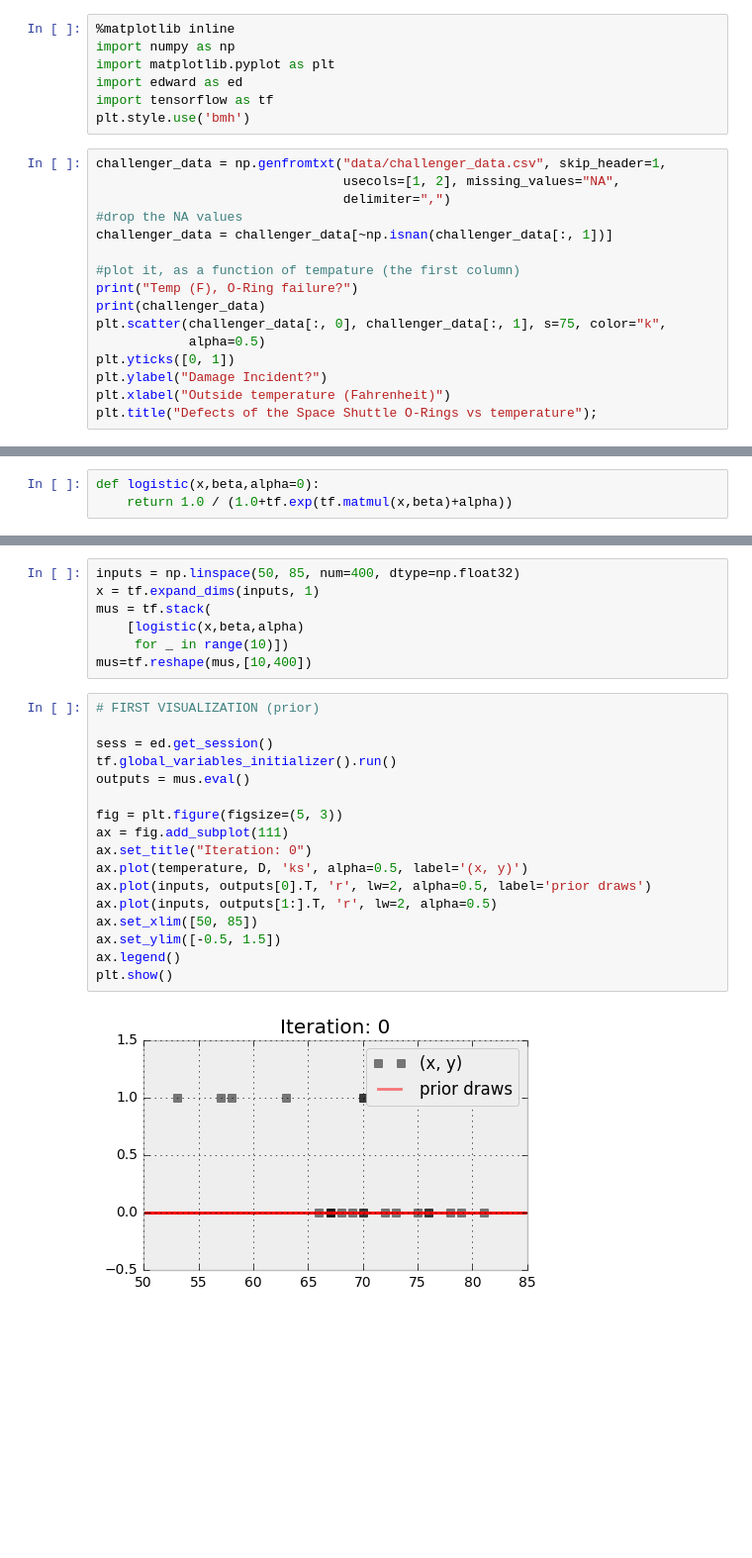
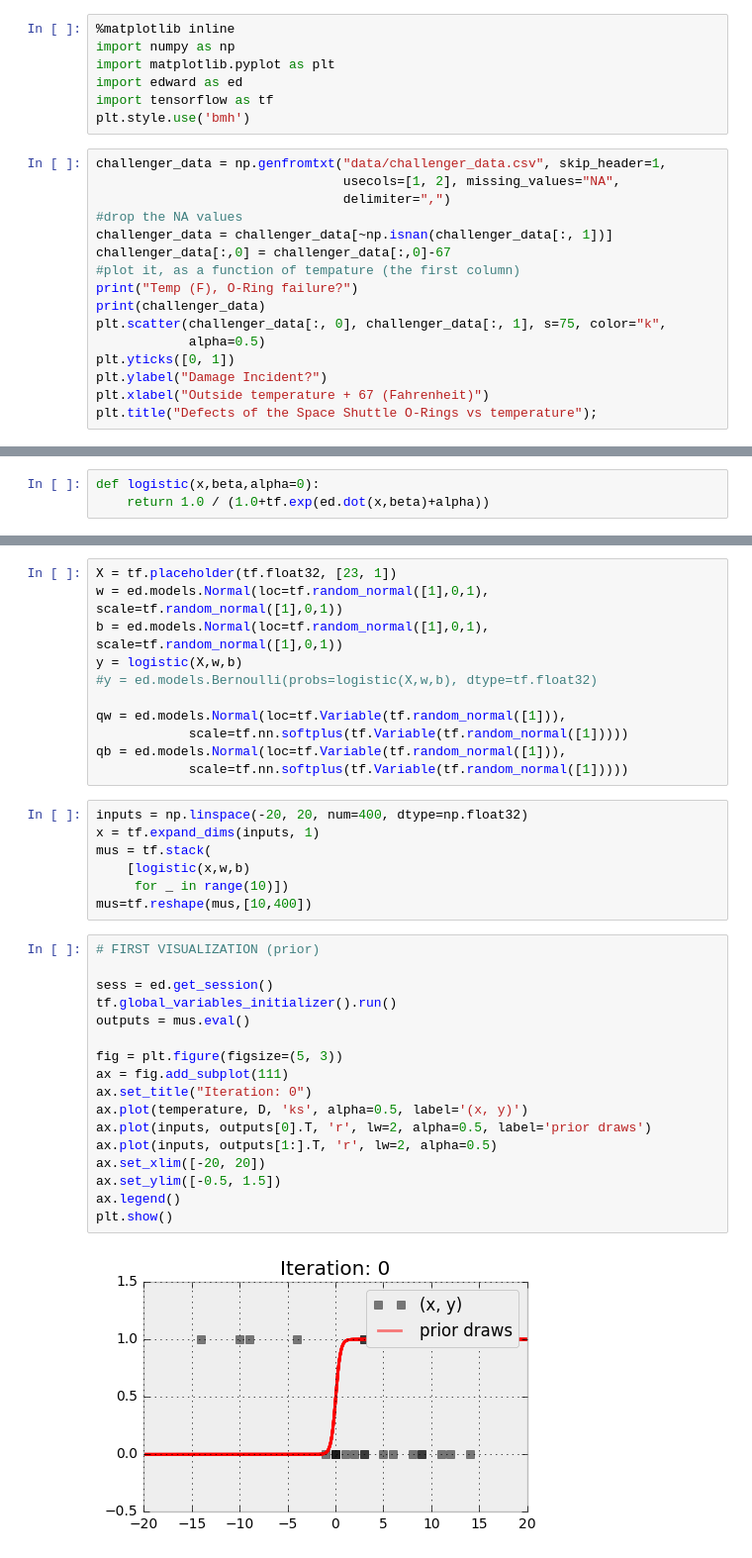
Before and after one commit to fallen32/Practice, a Jupyter notebook: PPandBaysian/Ch.2/Space_shuttle_example.ipynb, the cells around one changed output, grey strips where cells are left out. Shown: that part at 99% size. Cells and saved outputs as stored; diff of their text form; blank space fills up the shorter version.

```diff
--- a/PPandBaysian/Ch.2/Space_shuttle_example.ipynb
+++ b/PPandBaysian/Ch.2/Space_shuttle_example.ipynb
@@ -11,7 +11,7 @@ challenger_data = np.genfromtxt("data/challenger_data.csv", skip_header=1,
                                 delimiter=",")
 #drop the NA values
 challenger_data = challenger_data[~np.isnan(challenger_data[:, 1])]
-
+challenger_data[:,0] = challenger_data[:,0]-67
 #plot it, as a function of tempature (the first column)
 print("Temp (F), O-Ring failure?")
 print(challenger_data)
@@ -19,7 +19,7 @@ plt.scatter(challenger_data[:, 0], challenger_data[:, 1], s=75, color="k",
             alpha=0.5)
 plt.yticks([0, 1])
 plt.ylabel("Damage Incident?")
-plt.xlabel("Outside temperature (Fahrenheit)")
+plt.xlabel("Outside temperature + 67 (Fahrenheit)")
 plt.title("Defects of the Space Shuttle O-Rings vs temperature");
 # %% [output]
 Temp (F), O-Ring failure?
@@ -43,5 +43,5 @@ Temp (F), O-Ring failure?
 # %%
 def logistic(x,beta,alpha=0):
-    return 1.0 / (1.0+tf.exp(tf.matmul(x,beta)+alpha))
+    return 1.0 / (1.0+tf.exp(ed.dot(x,beta)+alpha))
 # %%
 temperature = challenger_data[:,0]
@@ -58,26 +63,37 @@ qalpha = ed.models.Normal(loc=tf.Variable(tf.random_normal([1],-20,1)),scale=tf.
+# %%
+X = tf.placeholder(tf.float32, [23, 1])
+w = ed.models.Normal(loc=tf.random_normal([1],0,1), scale=tf.random_normal([1],0,1))
+b = ed.models.Normal(loc=tf.random_normal([1],0,1), scale=tf.random_normal([1],0,1))
+y = logistic(X,w,b)
+#y = ed.models.Bernoulli(probs=logistic(X,w,b), dtype=tf.float32)
+
+qw = ed.models.Normal(loc=tf.Variable(tf.random_normal([1])),
+            scale=tf.nn.softplus(tf.Variable(tf.random_normal([1]))))
+qb = ed.models.Normal(loc=tf.Variable(tf.random_normal([1])),
+            scale=tf.nn.softplus(tf.Variable(tf.random_normal([1]))))
 # %%
-inputs = np.linspace(50, 85, num=400, dtype=np.float32)
+inputs = np.linspace(-20, 20, num=400, dtype=np.float32)
 x = tf.expand_dims(inputs, 1)
 mus = tf.stack(
-    [logistic(x,beta,alpha)
+    [logistic(x,w,b)
      for _ in range(10)])
 mus=tf.reshape(mus,[10,400])
 # %%
 # FIRST VISUALIZATION (prior)
 
 sess = ed.get_session()
 tf.global_variables_initializer().run()
 outputs = mus.eval()
 
 fig = plt.figure(figsize=(5, 3))
 ax = fig.add_subplot(111)
 ax.set_title("Iteration: 0")
 ax.plot(temperature, D, 'ks', alpha=0.5, label='(x, y)')
 ax.plot(inputs, outputs[0].T, 'r', lw=2, alpha=0.5, label='prior draws')
 ax.plot(inputs, outputs[1:].T, 'r', lw=2, alpha=0.5)
-ax.set_xlim([50, 85])
+ax.set_xlim([-20, 20])
 ax.set_ylim([-0.5, 1.5])
 ax.legend()
 plt.show()
 # %% [output]
-[figure, old version]
+[figure, new version]
```
Also changed, not shown: parts of 9 cells of this notebook.
